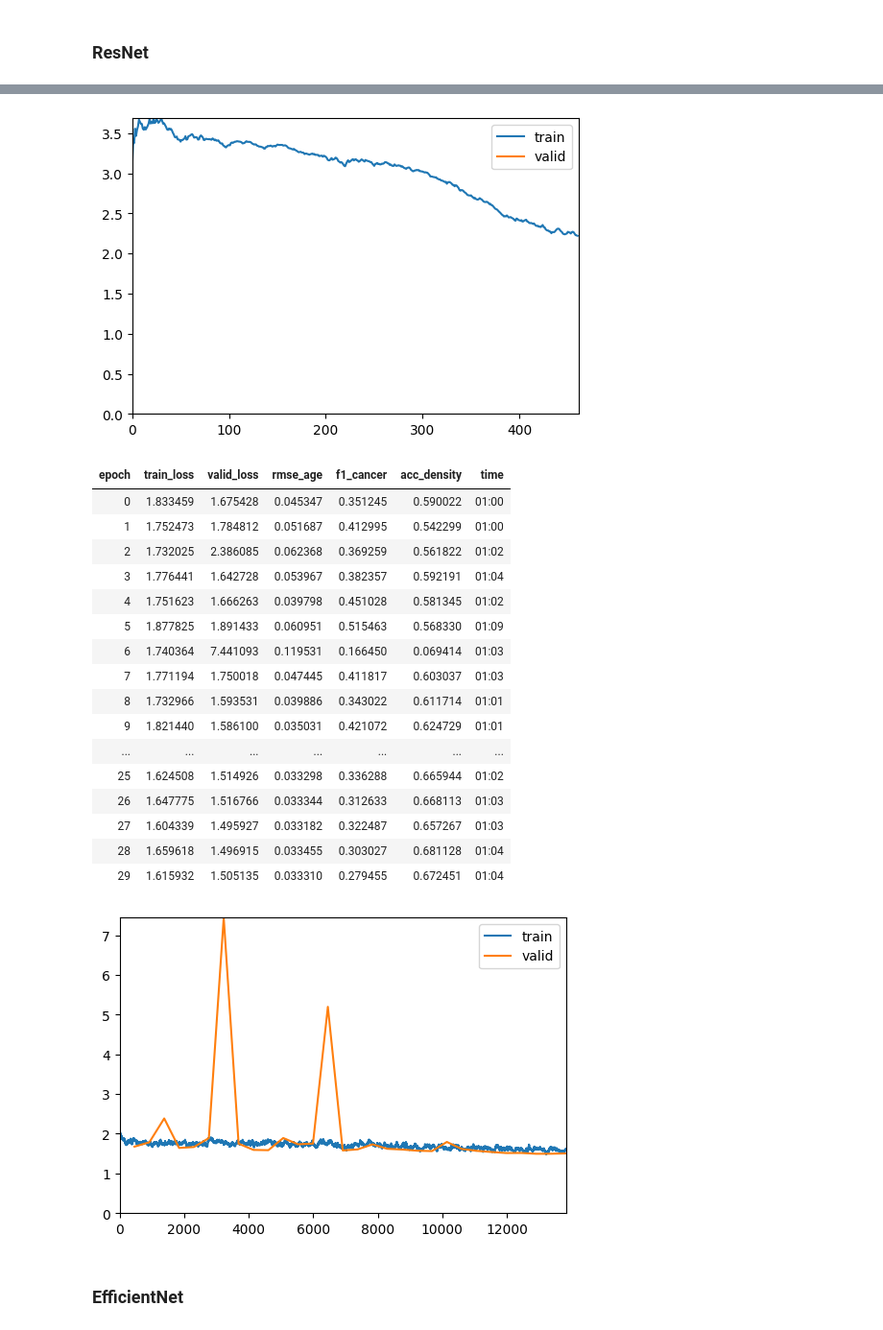
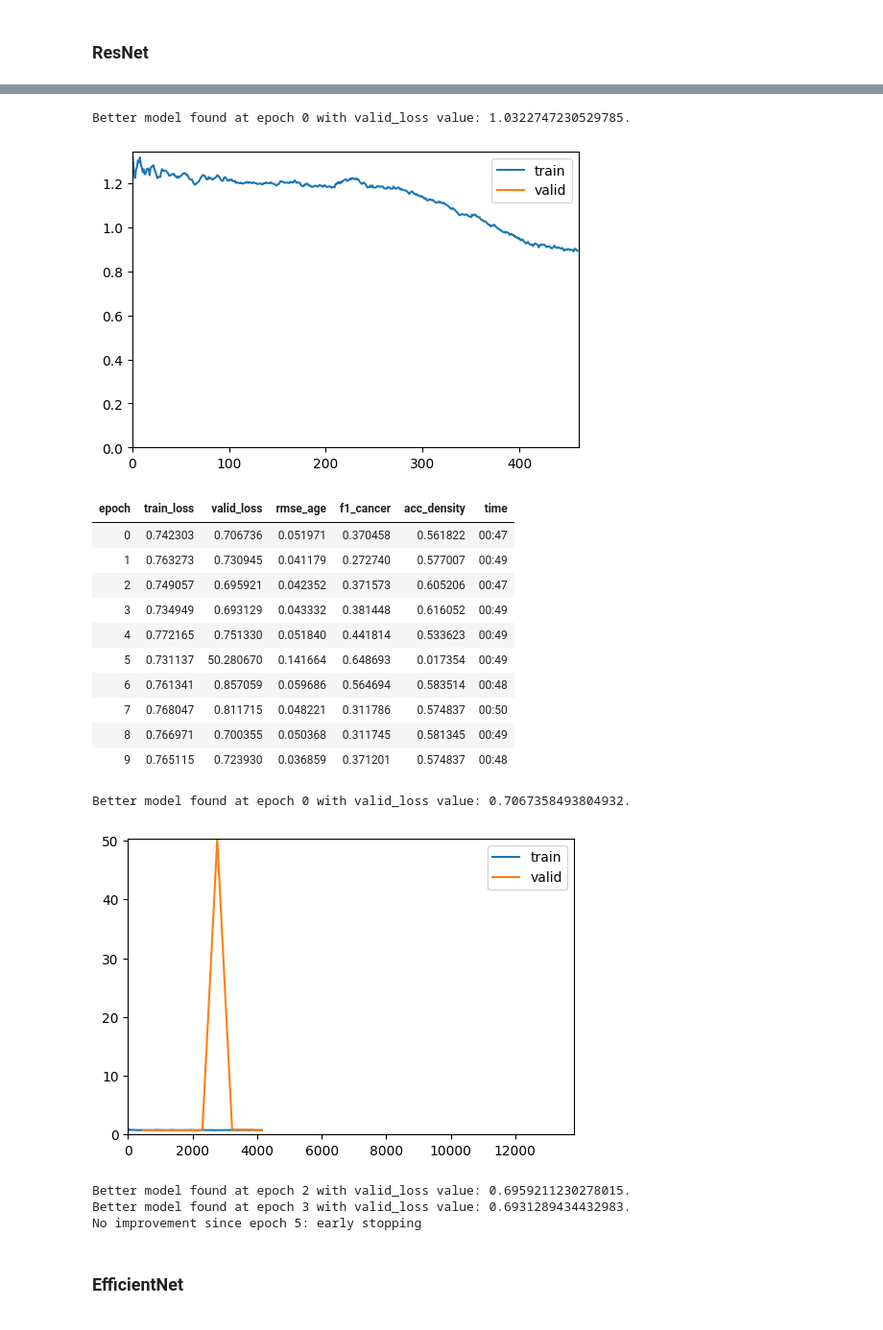
Before and after one commit to inigo99/CancerDetection, a Jupyter notebook: TFM.ipynb, the cells around one changed output, grey strips where cells are left out. Shown at 96% size. Saved outputs shown, nothing was run; the diff lists cells and outputs as text; code cells hidden in the pictures.

```diff
--- a/TFM.ipynb
+++ b/TFM.ipynb
@@ -946,7 +946,7 @@ class MultiTaskLossWrapper(nn.Module):
         precision2 = torch.exp(-self.log_vars[2])
         loss2 = precision2 * loss2 + self.log_vars[2]
 
-        return loss0 + loss1 + loss2
+        return -0.1 * loss0 + 0.6 * loss1 + 0.3 * loss2
 # %%
 from sklearn.metrics import f1_score
 def rmse_age(preds, labels): return rmse(preds[0], labels[0])
@@ -991,8 +991,14 @@ class MultiTaskModel(nn.Module):
 
         return [age, cancer, density]
 # %%
+callbacks = [
+    ShowGraphCallback(),
+    EarlyStoppingCallback(monitor='f1_cancer', comp=np.greater, patience=4),
+    SaveModelCallback(fname='Resnet50')
+]
+
 model = MultiTaskModel(resnet50(), ps=0.25)
-learn = Learner(data, model, loss_func=loss_func, cbs=ShowGraphCallback(), metrics=metrics)
+learn = Learner(data, model, loss_func=loss_func, cbs=callbacks, metrics=metrics)
 learn.fine_tune(30, base_lr=1e-3)
 # %% [output]
 | epoch | train_loss | valid_loss | rmse_age | f1_cancer | acc_density | time |
@@ -1000,22 +1006,21 @@ learn.fine_tune(30, base_lr=1e-3)
+Better model found at epoch 0 with valid_loss value: 1.0322747230529785.
-[figure, old version]
+[figure, new version]
 | epoch | train_loss | valid_loss | rmse_age | f1_cancer | acc_density | time |
-| 0 | 1.833459 | 1.675428 | 0.045347 | 0.351245 | 0.590022 | 01:00 |
-| 1 | 1.752473 | 1.784812 | 0.051687 | 0.412995 | 0.542299 | 01:00 |
-| 2 | 1.732025 | 2.386085 | 0.062368 | 0.369259 | 0.561822 | 01:02 |
-| 3 | 1.776441 | 1.642728 | 0.053967 | 0.382357 | 0.592191 | 01:04 |
-| 4 | 1.751623 | 1.666263 | 0.039798 | 0.451028 | 0.581345 | 01:02 |
-| 5 | 1.877825 | 1.891433 | 0.060951 | 0.515463 | 0.568330 | 01:09 |
-| 6 | 1.740364 | 7.441093 | 0.119531 | 0.166450 | 0.069414 | 01:03 |
-| 7 | 1.771194 | 1.750018 | 0.047445 | 0.411817 | 0.603037 | 01:03 |
-| 8 | 1.732966 | 1.593531 | 0.039886 | 0.343022 | 0.611714 | 01:01 |
-| 9 | 1.821440 | 1.586100 | 0.035031 | 0.421072 | 0.624729 | 01:01 |
-| ... | ... | ... | ... | ... | ... | ... |
-| 25 | 1.624508 | 1.514926 | 0.033298 | 0.336288 | 0.665944 | 01:02 |
-| 26 | 1.647775 | 1.516766 | 0.033344 | 0.312633 | 0.668113 | 01:03 |
-| 27 | 1.604339 | 1.495927 | 0.033182 | 0.322487 | 0.657267 | 01:03 |
-| 28 | 1.659618 | 1.496915 | 0.033455 | 0.303027 | 0.681128 | 01:04 |
-| 29 | 1.615932 | 1.505135 | 0.033310 | 0.279455 | 0.672451 | 01:04 |
+| 0 | 0.742303 | 0.706736 | 0.051971 | 0.370458 | 0.561822 | 00:47 |
+| 1 | 0.763273 | 0.730945 | 0.041179 | 0.272740 | 0.577007 | 00:49 |
+| 2 | 0.749057 | 0.695921 | 0.042352 | 0.371573 | 0.605206 | 00:47 |
+| 3 | 0.734949 | 0.693129 | 0.043332 | 0.381448 | 0.616052 | 00:49 |
+| 4 | 0.772165 | 0.751330 | 0.051840 | 0.441814 | 0.533623 | 00:49 |
+| 5 | 0.731137 | 50.280670 | 0.141664 | 0.648693 | 0.017354 | 00:49 |
+| 6 | 0.761341 | 0.857059 | 0.059686 | 0.564694 | 0.583514 | 00:48 |
+| 7 | 0.768047 | 0.811715 | 0.048221 | 0.311786 | 0.574837 | 00:50 |
+| 8 | 0.766971 | 0.700355 | 0.050368 | 0.311745 | 0.581345 | 00:49 |
+| 9 | 0.765115 | 0.723930 | 0.036859 | 0.371201 | 0.574837 | 00:48 |
+Better model found at epoch 0 with valid_loss value: 0.7067358493804932.
-[figure, old version]
+[figure, new version]
+Better model found at epoch 2 with valid_loss value: 0.6959211230278015.
+Better model found at epoch 3 with valid_loss value: 0.6931289434432983.
+No improvement since epoch 5: early stopping
 # %% [markdown]
 ### EfficientNet
 # %%
```
Also changed, not shown: parts of 7 cells of this notebook.
